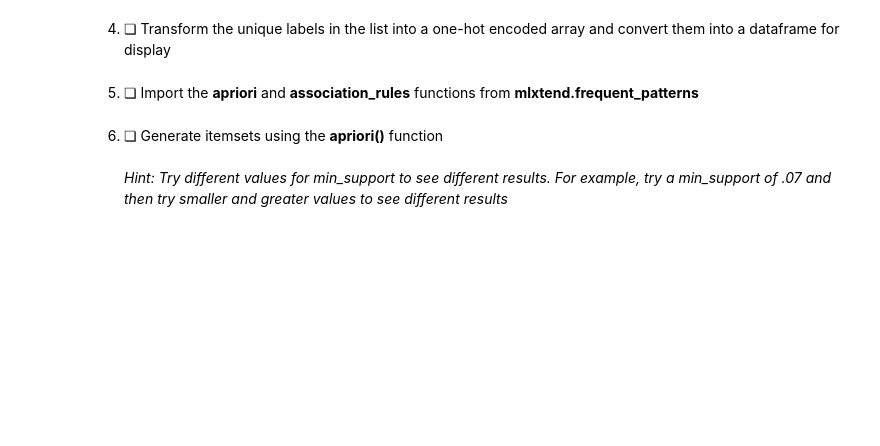
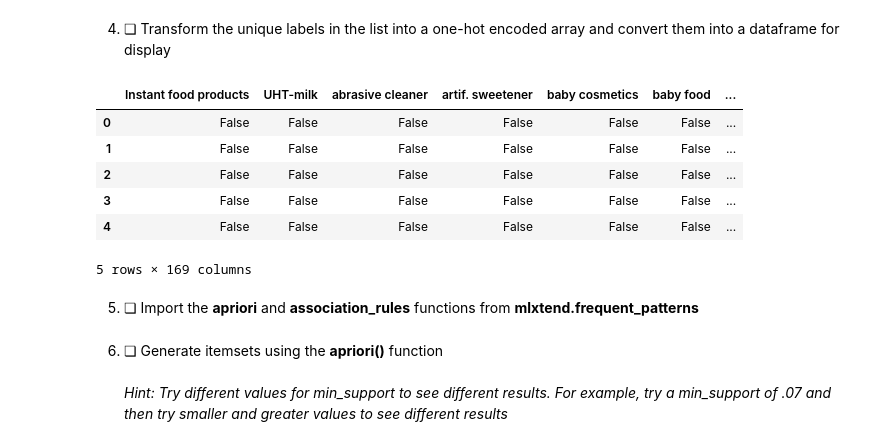
Before and after one commit to evan-a-west/MyLearningTreeCourses, a Jupyter notebook: Ex8_1.ipynb, the cells around one changed output. Cells and saved outputs as stored; diff of their text form; code cells hidden in the pictures; blank space fills up the shorter version.

```diff
--- a/Ex8_1.ipynb
+++ b/Ex8_1.ipynb
@@ -23,4 +41,19 @@ and lift
 # %% [markdown]
 4. ❏ Transform the unique labels in the list into a one-hot encoded array and convert them into a dataframe for display
+# %%
+te = TransactionEncoder()
+# te_ar = te.fit(data).transform(data)
+te_ary = te.fit(data).transform(data)
+
+mystuff = pd.DataFrame(te_ary, columns=te.columns_)
+mystuff.head()
+# %% [output]
+|  | Instant food products | UHT-milk | abrasive cleaner | artif. sweetener | baby cosmetics | baby food | ... |
+| 0 | False | False | False | False | False | False | ... |
+| 1 | False | False | False | False | False | False | ... |
+| 2 | False | False | False | False | False | False | ... |
+| 3 | False | False | False | False | False | False | ... |
+| 4 | False | False | False | False | False | False | ... |
+5 rows × 169 columns
 # %% [markdown]
 5. ❏ Import the **apriori** and **association_rules** functions from **mlxtend.frequent_patterns**
```
Also changed, not shown: parts of 12 cells of this notebook, 1 other file.
